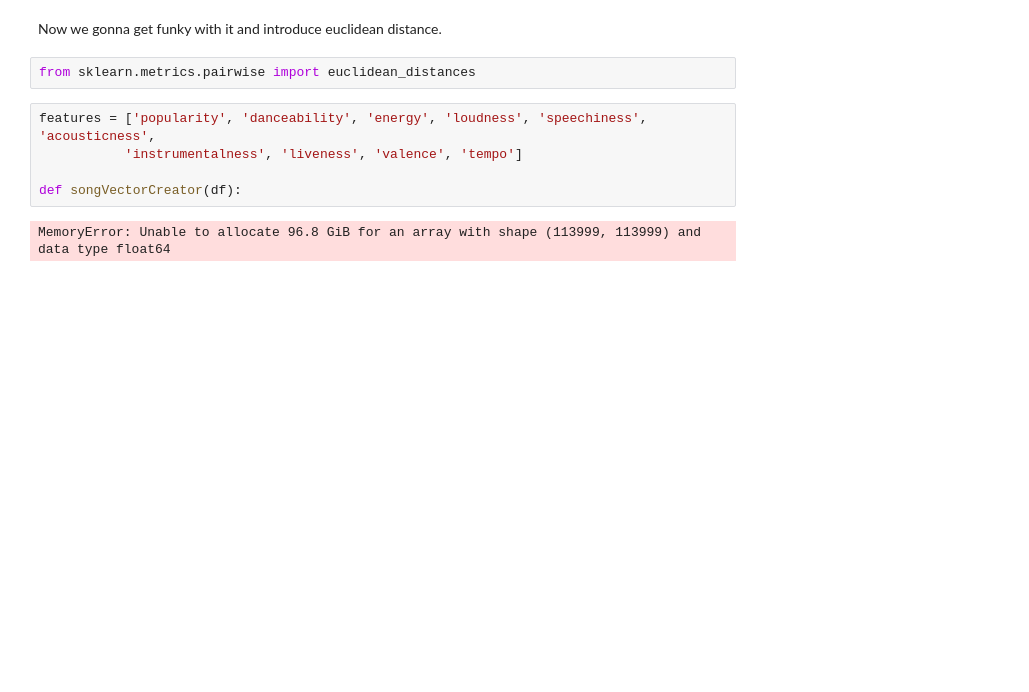
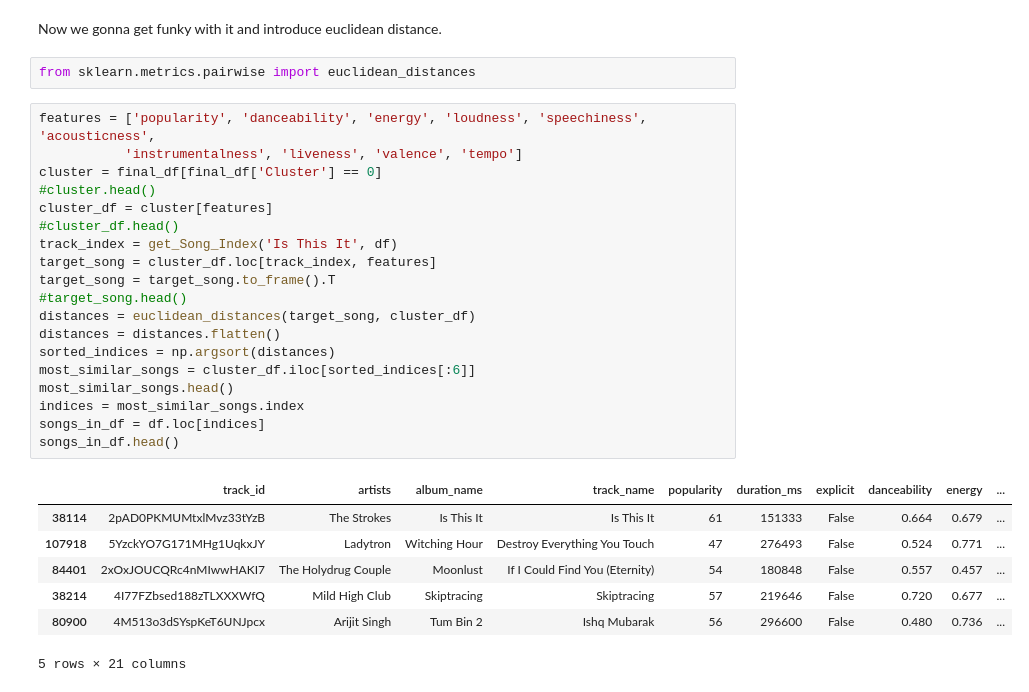
Before and after one commit to Kruvalcaba85/CS-450-Project, a Jupyter notebook: Kevin Ruvalcaba/CS 450 Project/Spotify Music Recommender Version 2.ipynb, the cells around one changed output. Drawn from its saved outputs; the diff is of its cells as text; blank space fills up the shorter version.

```diff
--- a/Kevin Ruvalcaba/CS 450 Project/Spotify Music Recommender Version 2.ipynb
+++ b/Kevin Ruvalcaba/CS 450 Project/Spotify Music Recommender Version 2.ipynb
@@ -236,7 +236,27 @@ from sklearn.metrics.pairwise import euclidean_distances
 # %%
 features = ['popularity', 'danceability', 'energy', 'loudness', 'speechiness', 'acousticness',
            'instrumentalness', 'liveness', 'valence', 'tempo']
-
-def songVectorCreator(df):
+cluster = final_df[final_df['Cluster'] == 0]
+#cluster.head()
+cluster_df = cluster[features]
+#cluster_df.head()
+track_index = get_Song_Index('Is This It', df)
+target_song = cluster_df.loc[track_index, features]
+target_song = target_song.to_frame().T
+#target_song.head()
+distances = euclidean_distances(target_song, cluster_df)
+distances = distances.flatten()
+sorted_indices = np.argsort(distances)
+most_similar_songs = cluster_df.iloc[sorted_indices[:6]]
+most_similar_songs.head()
+indices = most_similar_songs.index
+songs_in_df = df.loc[indices]
+songs_in_df.head()
 # %% [output]
+|  | track_id | artists | album_name | track_name | popularity | duration_ms | explicit | danceability | energy | ... |
+| 38114 | 2pAD0PKMUMtxlMvz33tYzB | The Strokes | Is This It | Is This It | 61 | 151333 | False | 0.664 | 0.679 | ... |
+| 107918 | 5YzckYO7G171MHg1UqkxJY | Ladytron | Witching Hour | Destroy Everything You Touch | 47 | 276493 | False | 0.524 | 0.771 | ... |
+| 84401 | 2xOxJOUCQRc4nMIwwHAKI7 | The Holydrug Couple | Moonlust | If I Could Find You (Eternity) | 54 | 180848 | False | 0.557 | 0.457 | ... |
+| 38214 | 4I77FZbsed188zTLXXXWfQ | Mild High Club | Skiptracing | Skiptracing | 57 | 219646 | False | 0.720 | 0.677 | ... |
+| 80900 | 4M513o3dSYspKeT6UNJpcx | Arijit Singh | Tum Bin 2 | Ishq Mubarak | 56 | 296600 | False | 0.480 | 0.736 | ... |
-MemoryError: Unable to allocate 96.8 GiB for an array with shape (113999, 113999) and data type float64
+5 rows × 21 columns
```
Also changed, not shown: parts of 3 cells of this notebook, 1 other file.
